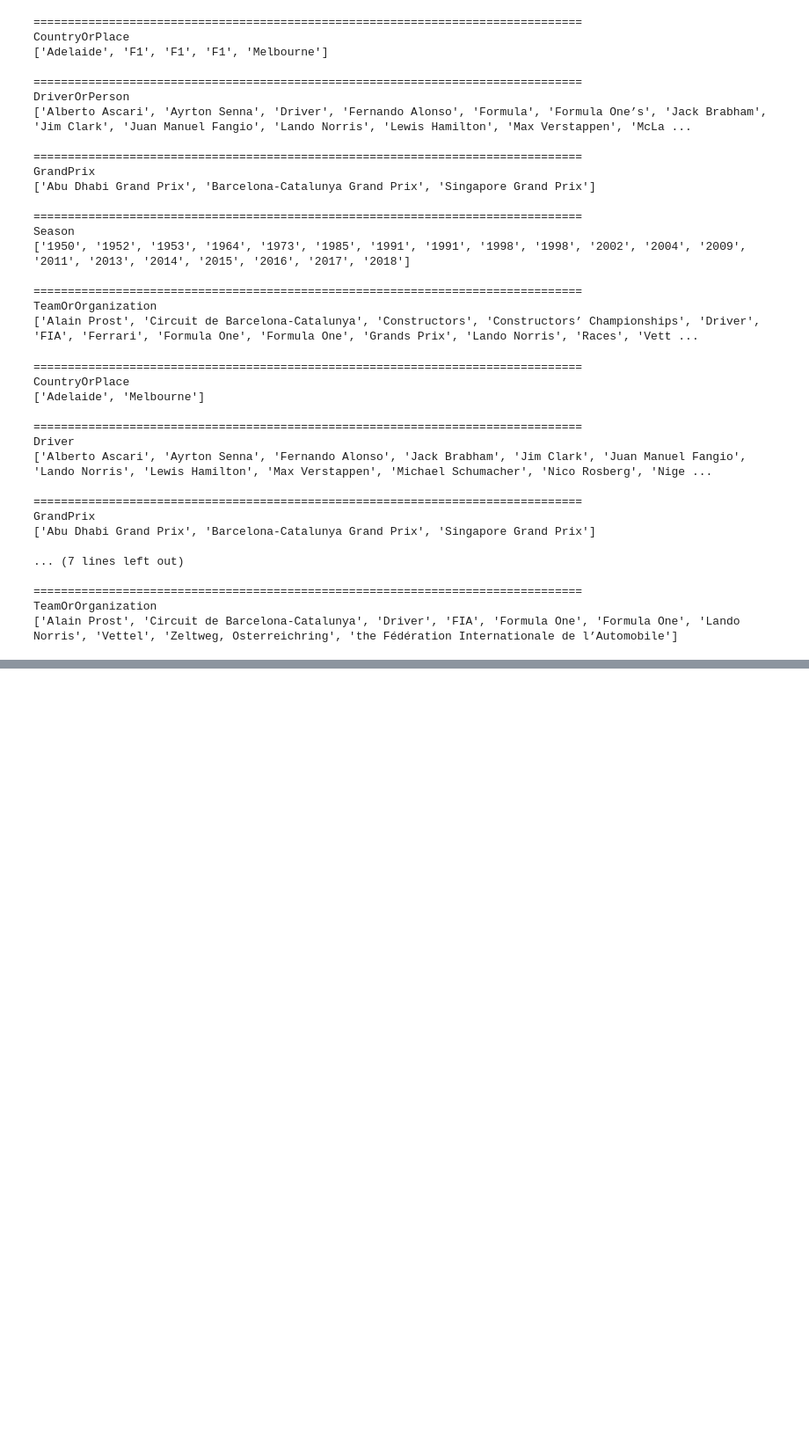
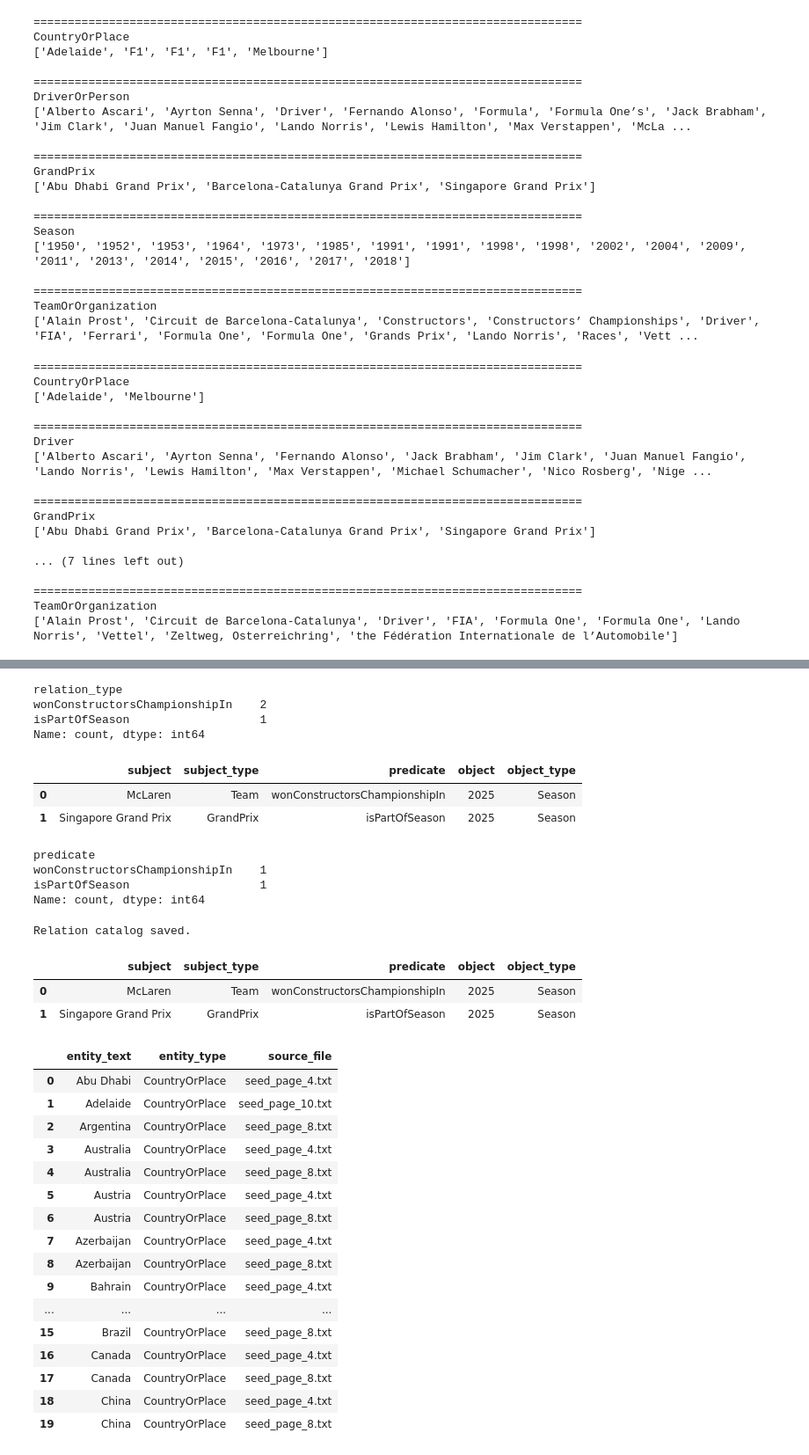
Before and after one commit to Paul-An/f1_semantic_web_project, a Jupyter notebook: notebooks/ie_test.ipynb, the cells around one changed output, grey strips where cells are left out. Shown at 88% size. Cells and saved outputs as stored; diff of their text form; code cells hidden in the pictures; blank space fills up the shorter version.

```diff
--- a/notebooks/ie_test.ipynb
+++ b/notebooks/ie_test.ipynb
@@ -523,0 +755,76 @@ TeamOrOrganization
+# %%
+unique_relations_df["relation_type"].value_counts()
+# %% [output]
+relation_type
+wonConstructorsChampionshipIn    2
+isPartOfSeason                   1
+Name: count, dtype: int64
+# %%
+from src.ie.relation_normalization import normalize_relation_direction
+
+normalized_relations = unique_relations_df.apply(
+    lambda row: normalize_relation_direction(
+        row["entity_1"],
+        row["entity_1_type"],
+        row["entity_2"],
+        row["entity_2_type"],
+        row["relation_type"],
+    ),
+    axis=1,
+)
+
+normalized_relations = [r for r in normalized_relations if r is not None]
+normalized_relations_df = pd.DataFrame(normalized_relations).drop_duplicates().reset_index(drop=True)
+
+normalized_relations_df
+# %% [output]
+|  | subject | subject_type | predicate | object | object_type |
+| 0 | McLaren | Team | wonConstructorsChampionshipIn | 2025 | Season |
+| 1 | Singapore Grand Prix | GrandPrix | isPartOfSeason | 2025 | Season |
+# %%
+normalized_relations_df["predicate"].value_counts()
+# %% [output]
+predicate
+wonConstructorsChampionshipIn    1
+isPartOfSeason                   1
+Name: count, dtype: int64
+# %%
+from src.ie.io_utils import save_dataframe
+
+save_dataframe(normalized_relations_df, "../data/processed/relation_catalog.csv")
+print("Relation catalog saved.")
+# %% [output]
+Relation catalog saved.
+# %%
+import pandas as pd
+
+saved_relation_catalog_df = pd.read_csv("../data/processed/relation_catalog.csv")
+saved_relation_catalog_df
+# %% [output]
+|  | subject | subject_type | predicate | object | object_type |
+| 0 | McLaren | Team | wonConstructorsChampionshipIn | 2025 | Season |
+| 1 | Singapore Grand Prix | GrandPrix | isPartOfSeason | 2025 | Season |
+# %%
+from src.ie.pipeline import process_ie_folder
+
+entity_catalog_df, relation_catalog_df = process_ie_folder("../data/processed")
+
+entity_catalog_df.head(20)
+# %% [output]
+|  | entity_text | entity_type | source_file |
+| 0 | Abu Dhabi | CountryOrPlace | seed_page_4.txt |
+| 1 | Adelaide | CountryOrPlace | seed_page_10.txt |
+| 2 | Argentina | CountryOrPlace | seed_page_8.txt |
+| 3 | Australia | CountryOrPlace | seed_page_4.txt |
+| 4 | Australia | CountryOrPlace | seed_page_8.txt |
+| 5 | Austria | CountryOrPlace | seed_page_4.txt |
+| 6 | Austria | CountryOrPlace | seed_page_8.txt |
+| 7 | Azerbaijan | CountryOrPlace | seed_page_4.txt |
+| 8 | Azerbaijan | CountryOrPlace | seed_page_8.txt |
+| 9 | Bahrain | CountryOrPlace | seed_page_4.txt |
+| ... | ... | ... | ... |
+| 15 | Brazil | CountryOrPlace | seed_page_8.txt |
+| 16 | Canada | CountryOrPlace | seed_page_4.txt |
+| 17 | Canada | CountryOrPlace | seed_page_8.txt |
+| 18 | China | CountryOrPlace | seed_page_4.txt |
+| 19 | China | CountryOrPlace | seed_page_8.txt |
```
Also changed, not shown: parts of 17 cells of this notebook, 6 other files.
